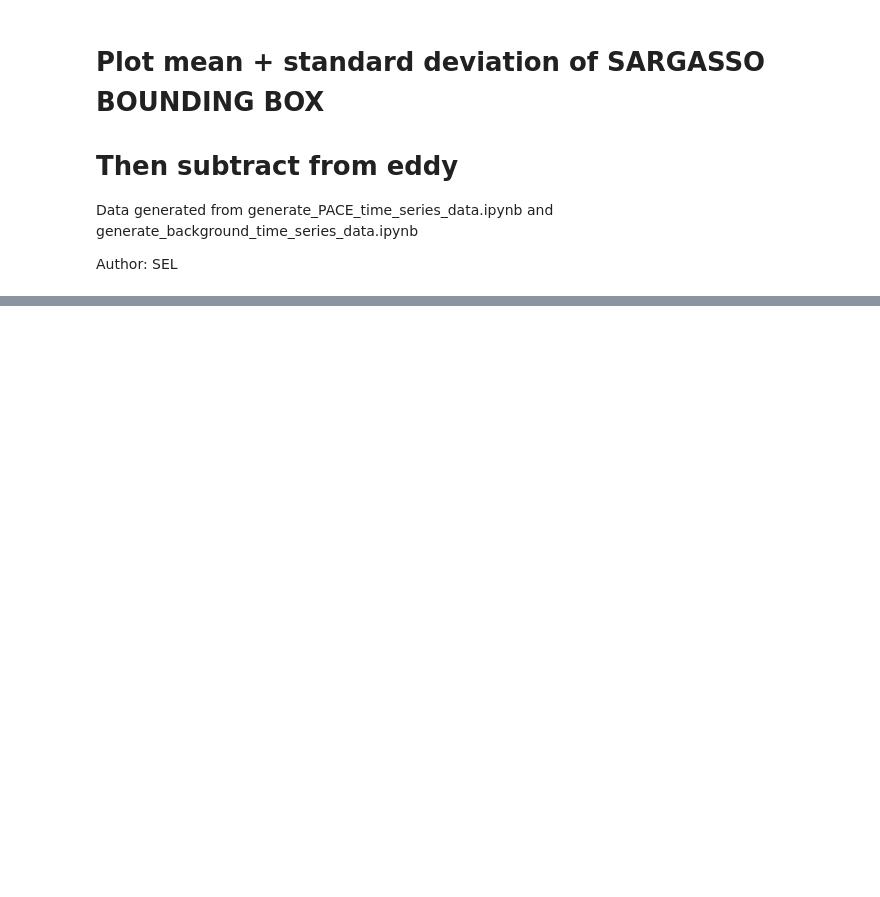
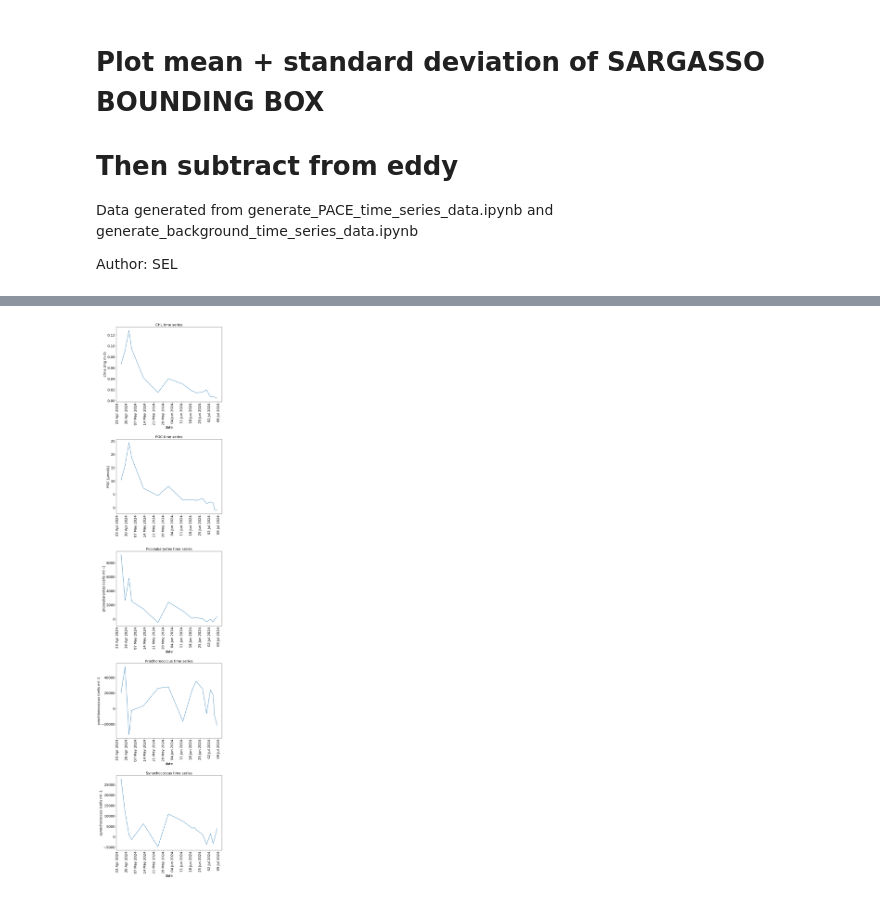
Before and after one commit to ocean-slang/go-swace, a Jupyter notebook: plot_PACE_eddy_anomaly.ipynb, the cells around one changed output, grey strips where cells are left out. Saved outputs shown, nothing was run; the diff lists cells and outputs as text; code cells hidden in the pictures; blank space fills up the shorter version.

```diff
--- a/plot_PACE_eddy_anomaly.ipynb
+++ b/plot_PACE_eddy_anomaly.ipynb
@@ -113,7 +132,7 @@ fig, (ax, ax2, ax3, ax4, ax5) = plt.subplots(5,1, figsize=(10,50))
 # Plot for CHL
 values=dat_eddy.chlmean_x.values-dat_eddy.chlmean_y.values
 # errors=dat_eddy.chlstd.values-dat_eddy.chlmean.values #???
-df = pd.DataFrame({'date': dates, 'value': values, 'error': errors})
+df = pd.DataFrame({'date': dates, 'value': values})
 df['date'] = pd.to_datetime(df['date'])  # Convert date column to datetime
 plt.xticks(rotation=90)
 ##ax.errorbar(df['date'], df['value'], yerr=df['error'], fmt='o')
@@ -128,7 +147,7 @@ ax.xaxis.set_major_formatter(mdates.DateFormatter('%d %b %Y'))  # Formatting the
 # Plot for POC
 values=dat_eddy.pocmean_x.values-dat_eddy.pocmean_y.values
 # errors=dat_eddy.pocstd.values-dat_eddy.pocmean.values
-df = pd.DataFrame({'date': dates, 'value': values, 'error': errors})
+df = pd.DataFrame({'date': dates, 'value': values})
 df['date'] = pd.to_datetime(df['date'])  # Convert date column to datetime
 # Plot the time series with error bars
 plt.xticks(rotation=90)
@@ -144,7 +163,7 @@ ax2.xaxis.set_major_formatter(mdates.DateFormatter('%d %b %Y'))  # Formatting th
 # Plot for Picoeukaryotes
 values=dat_eddy.picomean_x.values-dat_eddy.picomean_y.values
 # errors=dat_eddy.picostd.values-dat_eddy.picomean.values
-df = pd.DataFrame({'date': dates, 'value': values, 'error': errors})
+df = pd.DataFrame({'date': dates, 'value': values})
 df['date'] = pd.to_datetime(df['date'])  # Convert date column to datetime
 plt.xticks(rotation=90)
 # ax3.errorbar(df['date'], df['value'], yerr=df['error'], fmt='o')
@@ -158,32 +177,34 @@ ax3.xaxis.set_major_formatter(mdates.DateFormatter('%d %b %Y'))  # Formatting th
 
 # Plot for Prochlorococcus
 values=dat_eddy.promean_x.values-dat_eddy.promean_y.values
 # errors=dat_eddy.prostd.values-dat_eddy.promean.values
-df = pd.DataFrame({'date': dates, 'value': values, 'error': errors})
+df = pd.DataFrame({'date': dates, 'value': values})
 df['date'] = pd.to_datetime(df['date'])  # Convert date column to datetime
 plt.xticks(rotation=90)
 # ax4.errorbar(df['date'], df['value'], yerr=df['error'], fmt='o')
 ax4.plot(df['date'], df['value'])
 ax4.set_xlabel('date')
 ax4.set_ylabel('prochlorococcus (cells ml -1')
 ax4.set_title('Prochlorococcus time series')
 ax4.tick_params(axis='x', rotation=90)
 ax4.xaxis.set_major_locator(mdates.WeekdayLocator(interval=1))  # Adjust frequency (e.g., monthly)
 ax4.xaxis.set_major_formatter(mdates.DateFormatter('%d %b %Y'))  # Formatting the date (e.g., Jan 01, 2020)
 
 # Plot for Synechococcus
 values=dat_eddy.synmean_x.values-dat_eddy.synmean_y.values
 # errors=dat_eddy.synstd.values-dat_eddy.synmean.values
-df = pd.DataFrame({'date': dates, 'value': values, 'error': errors})
+df = pd.DataFrame({'date': dates, 'value': values})
 df['date'] = pd.to_datetime(df['date'])  # Convert date column to datetime
 # ax5.errorbar(df['date'], df['value'], yerr=df['error'], fmt='o')
 ax5.plot(df['date'], df['value'])
 ax5.set_xlabel('date')
 ax5.set_ylabel('synechococcus (cells ml -1')
 ax5.set_title('Synechococcus time series')
 ax5.tick_params(axis='x', rotation=90)
 ax5.xaxis.set_major_locator(mdates.WeekdayLocator(interval=1))  # Adjust frequency (e.g., monthly)
 ax5.xaxis.set_major_formatter(mdates.DateFormatter('%d %b %Y'))  # Formatting the date (e.g., Jan 01, 2020)
 
 plt.subplots_adjust(hspace=0.5)  # Increase the vertical space between subplots
 plt.show()
+# %% [output]
+[figure, added]
```
Also changed, not shown: parts of 5 cells of this notebook.
